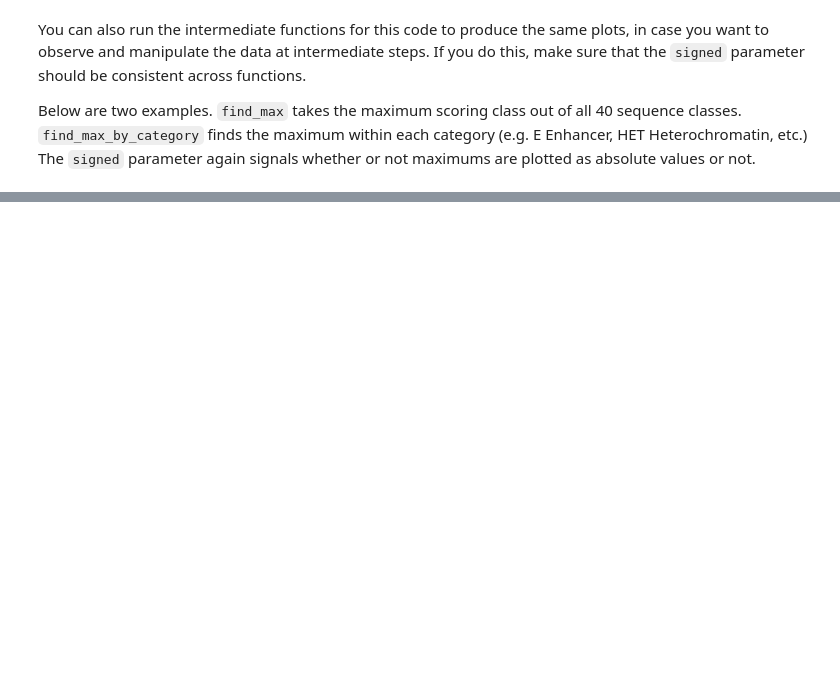
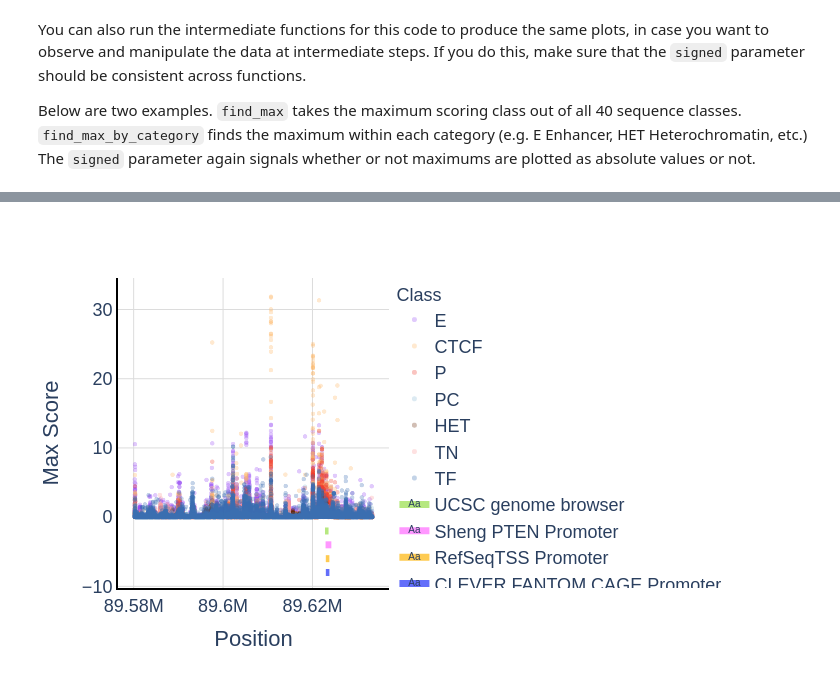
Before and after one commit to bmacedo-lgtm/SiFoN, a Jupyter notebook: tutorials/viz_tutorial.ipynb, the cells around one changed output, grey strips where cells are left out. Saved outputs shown, nothing was run; the diff lists cells and outputs as text; code cells hidden in the pictures; blank space fills up the shorter version.

```diff
--- a/tutorials/viz_tutorial.ipynb
+++ b/tutorials/viz_tutorial.ipynb
@@ -34,3 +39,6 @@ viz.plot_max("test_output_plots/viz_by_class_signed.html", max_scores_signed, TS
 # %%
-max_by_cat = viz.find_max_by_category(scores_signed, signed=False)
+scores_unsigned = viz.preprocess(file, vcf, signed=False)
+max_by_cat = viz.find_max_by_category(scores_unsigned, signed=False)
 viz.plot_max("test_output_plots/viz_by_category_unsigned.html", max_by_cat, TSS=PTEN_TSS)
+# %% [output]
+[figure, added]
```
Also changed, not shown: parts of 5 cells of this notebook, 14 other files.
